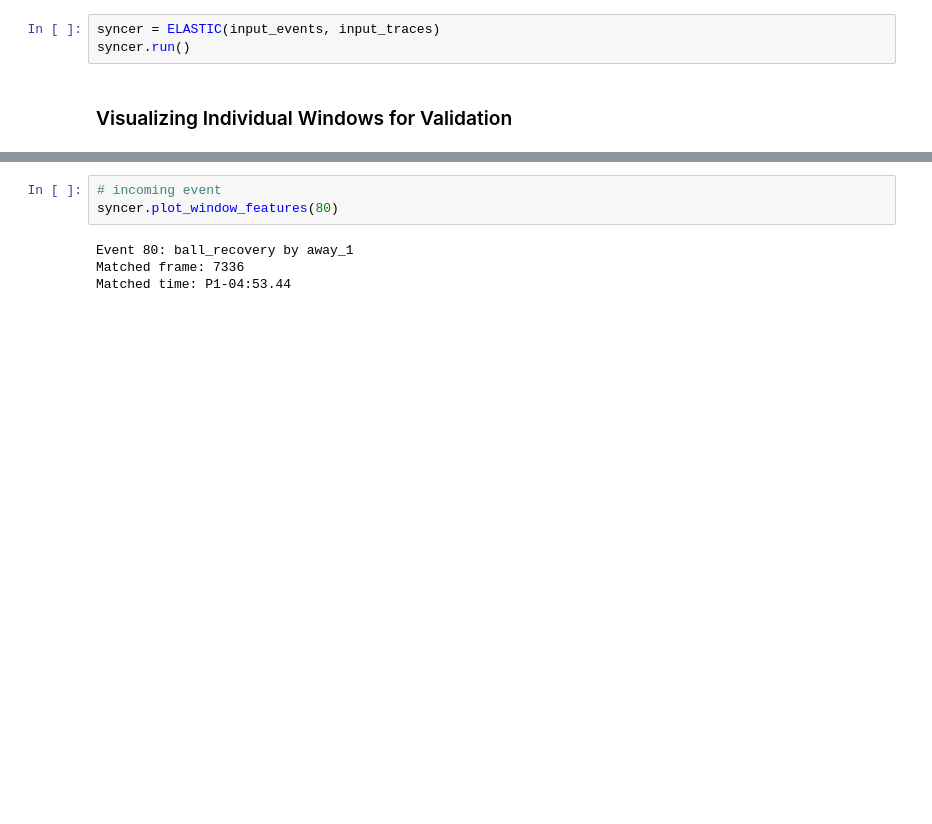
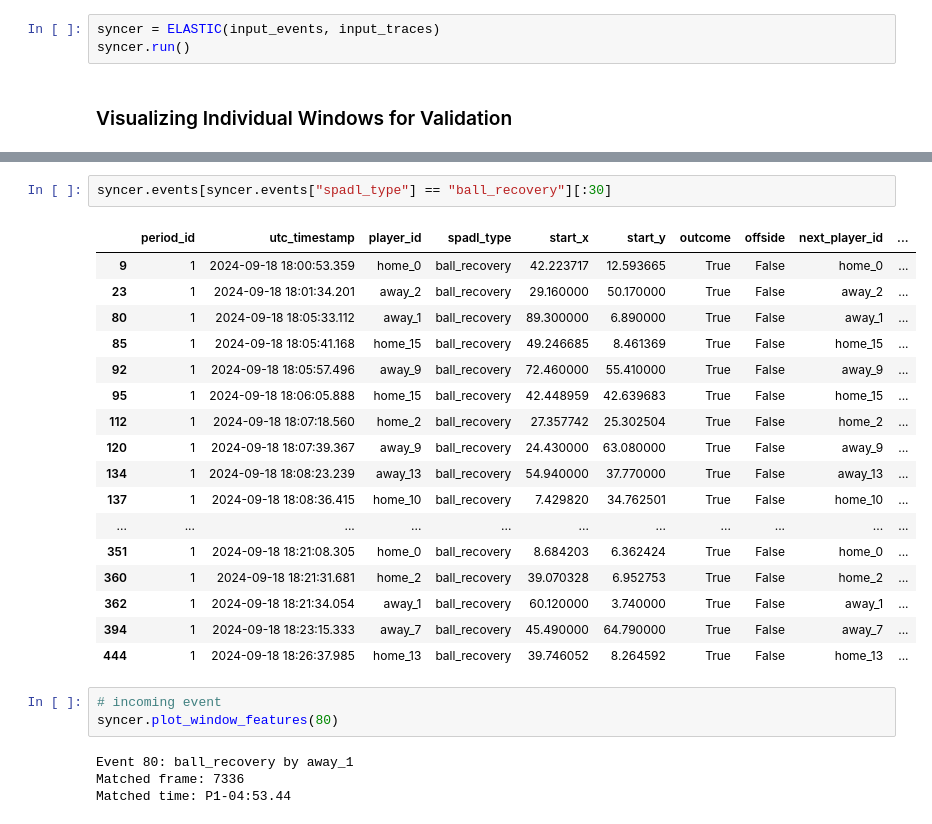
Before and after one commit to hyunsungkim-ds/elastic, a Jupyter notebook: tutorial.ipynb, the cells around one changed output, grey strips where cells are left out. Cells and saved outputs as stored; diff of their text form; blank space fills up the shorter version.

```diff
--- a/tutorial.ipynb
+++ b/tutorial.ipynb
@@ -67,3 +68,23 @@ Matched time: P1-00:02.16
+# %%
+syncer.events[syncer.events["spadl_type"] == "ball_recovery"][:30]
+# %% [output]
+|  | period_id | utc_timestamp | player_id | spadl_type | start_x | start_y | outcome | offside | next_player_id | ... |
+| 9 | 1 | 2024-09-18 18:00:53.359 | home_0 | ball_recovery | 42.223717 | 12.593665 | True | False | home_0 | ... |
+| 23 | 1 | 2024-09-18 18:01:34.201 | away_2 | ball_recovery | 29.160000 | 50.170000 | True | False | away_2 | ... |
+| 80 | 1 | 2024-09-18 18:05:33.112 | away_1 | ball_recovery | 89.300000 | 6.890000 | True | False | away_1 | ... |
+| 85 | 1 | 2024-09-18 18:05:41.168 | home_15 | ball_recovery | 49.246685 | 8.461369 | True | False | home_15 | ... |
+| 92 | 1 | 2024-09-18 18:05:57.496 | away_9 | ball_recovery | 72.460000 | 55.410000 | True | False | away_9 | ... |
+| 95 | 1 | 2024-09-18 18:06:05.888 | home_15 | ball_recovery | 42.448959 | 42.639683 | True | False | home_15 | ... |
+| 112 | 1 | 2024-09-18 18:07:18.560 | home_2 | ball_recovery | 27.357742 | 25.302504 | True | False | home_2 | ... |
+| 120 | 1 | 2024-09-18 18:07:39.367 | away_9 | ball_recovery | 24.430000 | 63.080000 | True | False | away_9 | ... |
+| 134 | 1 | 2024-09-18 18:08:23.239 | away_13 | ball_recovery | 54.940000 | 37.770000 | True | False | away_13 | ... |
+| 137 | 1 | 2024-09-18 18:08:36.415 | home_10 | ball_recovery | 7.429820 | 34.762501 | True | False | home_10 | ... |
+| ... | ... | ... | ... | ... | ... | ... | ... | ... | ... | ... |
+| 351 | 1 | 2024-09-18 18:21:08.305 | home_0 | ball_recovery | 8.684203 | 6.362424 | True | False | home_0 | ... |
+| 360 | 1 | 2024-09-18 18:21:31.681 | home_2 | ball_recovery | 39.070328 | 6.952753 | True | False | home_2 | ... |
+| 362 | 1 | 2024-09-18 18:21:34.054 | away_1 | ball_recovery | 60.120000 | 3.740000 | True | False | away_1 | ... |
+| 394 | 1 | 2024-09-18 18:23:15.333 | away_7 | ball_recovery | 45.490000 | 64.790000 | True | False | away_7 | ... |
+| 444 | 1 | 2024-09-18 18:26:37.985 | home_13 | ball_recovery | 39.746052 | 8.264592 | True | False | home_13 | ... |
 # %%
 # incoming event
 syncer.plot_window_features(80)
```
Also changed, not shown: parts of 1 cell of this notebook, 3 other files.
